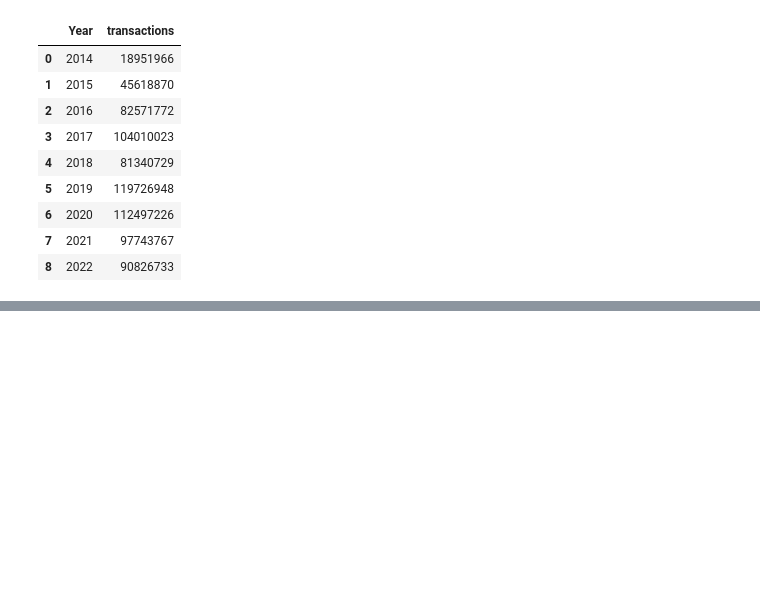
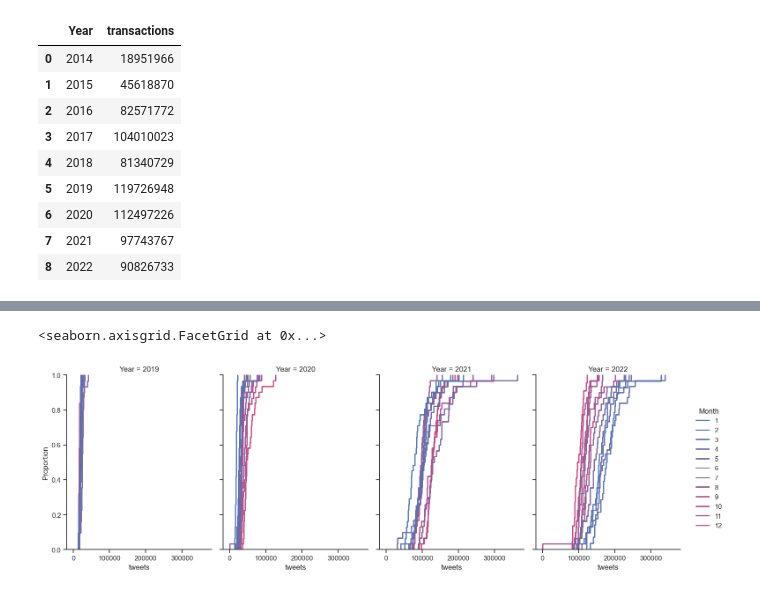
Before and after one commit to MartinMF88/Proyecto_DataScience_Coder, a Jupyter notebook: notebooks/Visualizacion.Martinez.ipynb, the cells around one changed output, grey strips where cells are left out. Cells and saved outputs as stored; diff of their text form; code cells hidden in the pictures; blank space fills up the shorter version.

```diff
--- a/notebooks/Visualizacion.Martinez.ipynb
+++ b/notebooks/Visualizacion.Martinez.ipynb
@@ -110,0 +117,3 @@ sns.heatmap(df_price_order1, annot=True, fmt=".1f", linewidths=.5, ax=ax)
+# %%
+df_LastYears = df.query('Year == (2019, 2020, 2021, 2022)')
+df_LastYears.sample(3)
@@ -110,0 +126,15 @@ sns.heatmap(df_price_order1, annot=True, fmt=".1f", linewidths=.5, ax=ax)
+# %%
+sns.set_theme(style="ticks")
+mpg = df_LastYears
+
+colors = (250, 70, 50), (350, 70, 50)
+cmap = sns.blend_palette(colors, input="husl", as_cmap=True)
+
+sns.displot(
+    mpg,
+    x="tweets", col="Year", hue="Month",
+    kind="ecdf", aspect=.75, linewidth=2, palette=cmap,
+)
+# %% [output]
+<seaborn.axisgrid.FacetGrid at 0x...>
+[figure, added]
```
Also changed, not shown: parts of 7 cells of this notebook.
